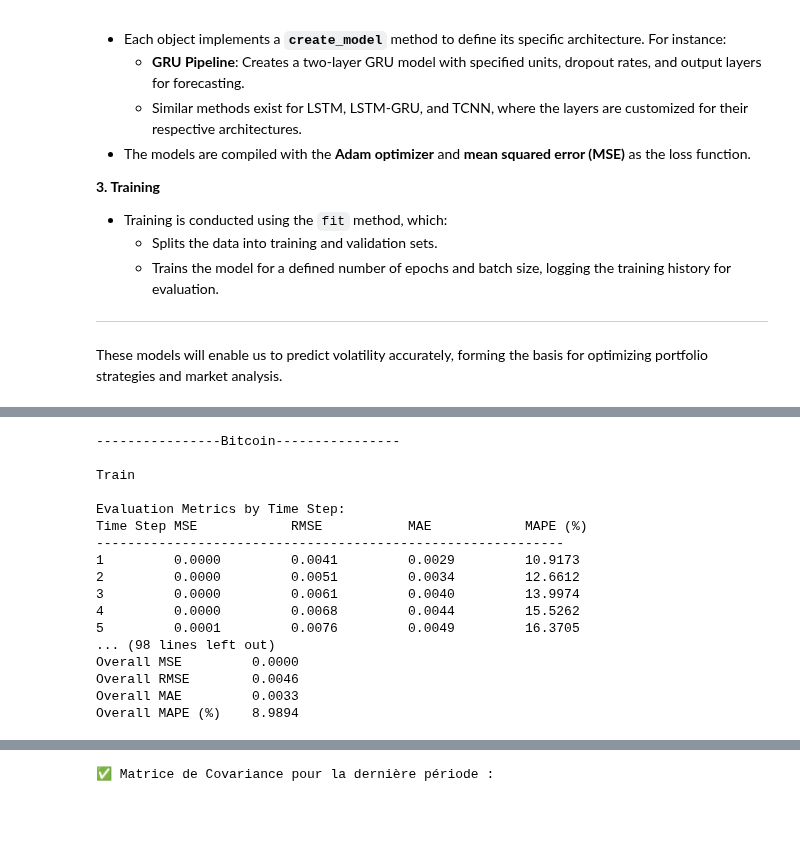
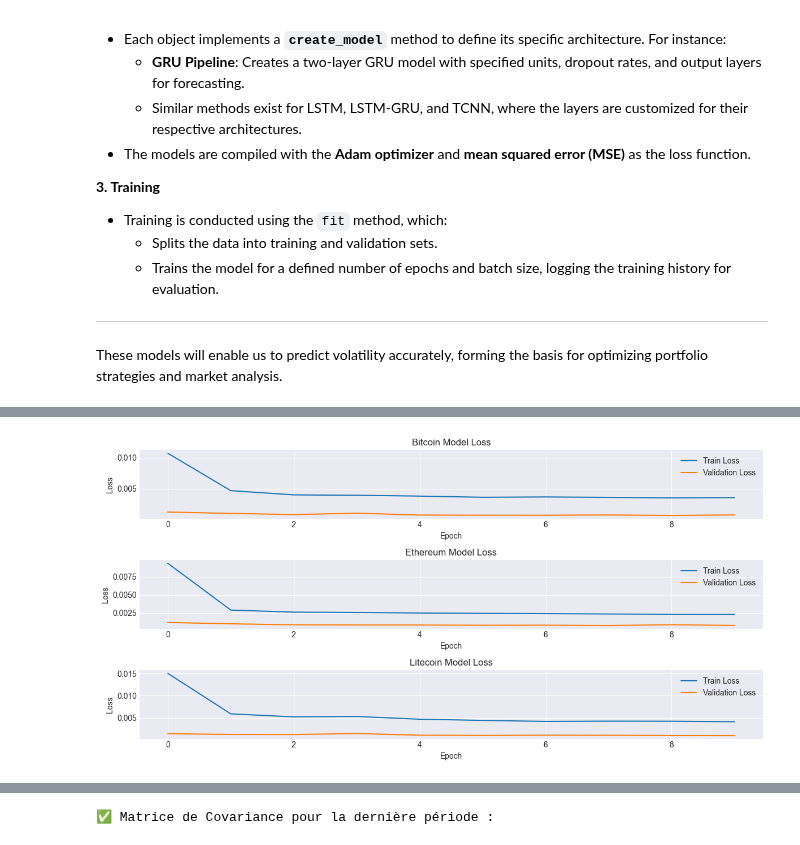
Before and after one commit to emmaebrl/crypto-volatility-lab, a Jupyter notebook: sandbox/all_currencies.ipynb, the cells around one changed output, grey strips where cells are left out. Saved outputs shown, nothing was run; the diff lists cells and outputs as text; code cells hidden in the pictures; blank space fills up the shorter version.

```diff
--- a/sandbox/all_currencies.ipynb
+++ b/sandbox/all_currencies.ipynb
@@ -654,43 +514,36 @@ Epoch 10/10
-# %%
-# Complete evaluation
-print("----------------Bitcoin----------------")
-print("")
-print("Train")
-bitcoin_pipeline.evaluate_metrics(bitcoin_train_data[features].values, bitcoin_train_data["Volatility"].values.astype(np.float64))
-print("")
-print("Test")
-bitcoin_pipeline.evaluate_metrics(bitcoin_test_data[features].values, bitcoin_test_data["Volatility"].values.astype(np.float64))
-
-print("----------------Ethereum----------------")
-print("Train")
-print("")
-ethereum_pipeline.evaluate_metrics(ethereum_train_data[features].values, ethereum_train_data["Volatility"].values.astype(np.float64))
-print("Test")
-ethereum_pipeline.evaluate_metrics(ethereum_test_data[features].values, ethereum_test_data["Volatility"].values.astype(np.float64))
-
-print("----------------Litecoin----------------")
-print("Train")
-litecoin_pipeline.evaluate_metrics(litecoin_train_data[features].values, litecoin_train_data["Volatility"].values.astype(np.float64))
-print("Test")
-litecoin_pipeline.evaluate_metrics(litecoin_test_data[features].values, litecoin_test_data["Volatility"].values.astype(np.float64))
-# %% [output]
-----------------Bitcoin----------------
-
-Train
-
-Evaluation Metrics by Time Step:
-Time Step MSE            RMSE           MAE            MAPE (%)
-------------------------------------------------------------
-1         0.0000         0.0041         0.0029         10.9173
-2         0.0000         0.0051         0.0034         12.6612
-3         0.0000         0.0061         0.0040         13.9974
-4         0.0000         0.0068         0.0044         15.5262
-5         0.0001         0.0076         0.0049         16.3705
-... (98 lines left out)
-Overall MSE         0.0000
-Overall RMSE        0.0046
-Overall MAE         0.0033
-Overall MAPE (%)    8.9894
+# %%
+# Plot loss history of models
+fig, ax = plt.subplots(3, 1, figsize=(12, 6))
+
+bitcoin_history = bitcoin_pipeline.get_history()
+ethereum_history = ethereum_pipeline.get_history()
+litecoin_history = litecoin_pipeline.get_history()
+
+ax[0].plot(bitcoin_history['loss'], label='Train Loss')
+ax[0].plot(bitcoin_history['val_loss'], label='Validation Loss')
+ax[0].set_title('Bitcoin Model Loss')
+ax[0].set_xlabel('Epoch')
+ax[0].set_ylabel('Loss')
+ax[0].legend()
+
+ax[1].plot(ethereum_history['loss'], label='Train Loss')
+ax[1].plot(ethereum_history['val_loss'], label='Validation Loss')
+ax[1].set_title('Ethereum Model Loss')
+ax[1].set_xlabel('Epoch')
+ax[1].set_ylabel('Loss')
+ax[1].legend()
+
+ax[2].plot(litecoin_history['loss'], label='Train Loss')
+ax[2].plot(litecoin_history['val_loss'], label='Validation Loss')
+ax[2].set_title('Litecoin Model Loss')
+ax[2].set_xlabel('Epoch')
+ax[2].set_ylabel('Loss')
+ax[2].legend()
+
+plt.tight_layout()
+plt.show()
+# %% [output]
+[figure, added]
 # %%
 def predict_and_plot(pipeline, train_data, test_data, ax, title):
     # keep only t+5 predictions
```
Also changed, not shown: parts of 62 cells of this notebook, 2 other files.
